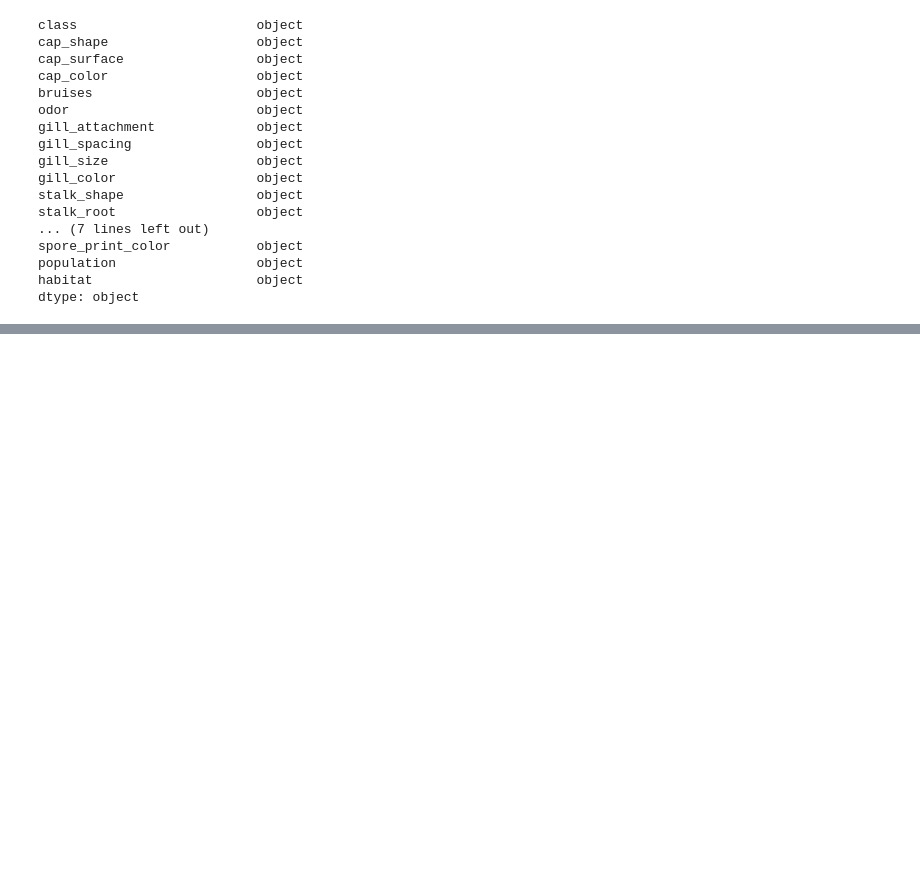
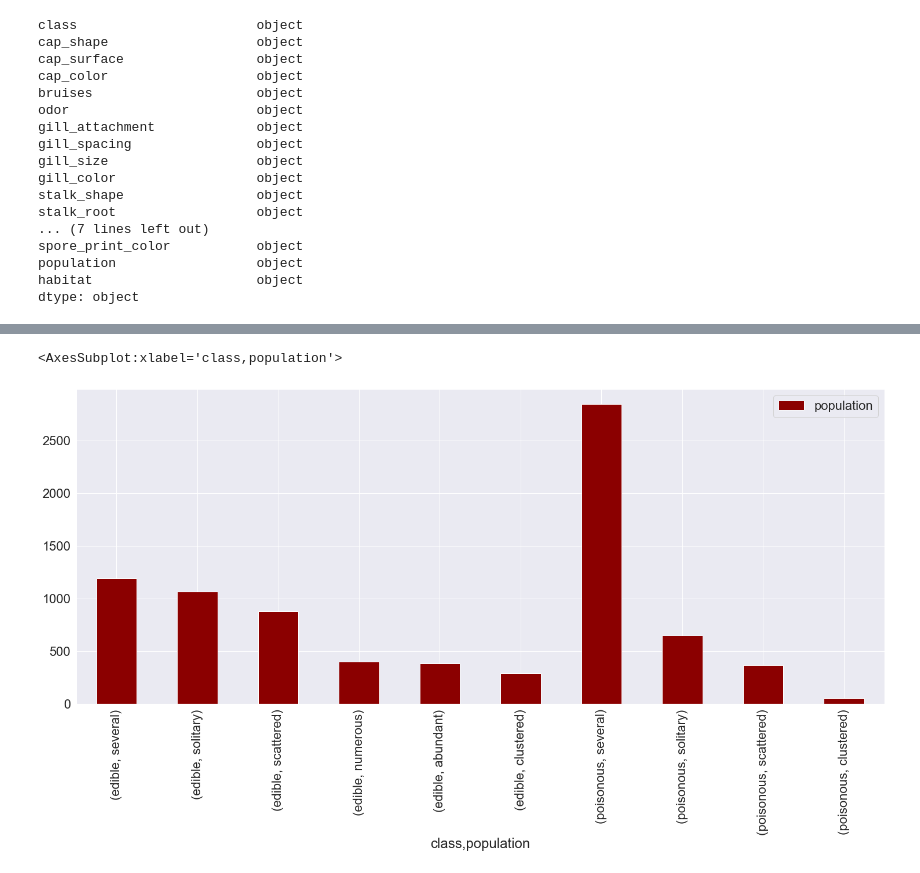
Before and after one commit to Vaishali715/Final_Project, a Jupyter notebook: Data_Visualization.ipynb, the cells around one changed output, grey strips where cells are left out. Cells and saved outputs as stored; diff of their text form; code cells hidden in the pictures; blank space fills up the shorter version.

```diff
--- a/Data_Visualization.ipynb
+++ b/Data_Visualization.ipynb
@@ -160,3 +163,5 @@ spore_print_color           object
 population                  object
 habitat                     object
 dtype: object
+# %%
+class_and_population = clean_mushroom.groupby('class').population.value_counts()
@@ -162,0 +221,2 @@ dtype: object
+# %%
+class_and_population_df = pd.DataFrame(class_and_population)
@@ -162,0 +238,6 @@ dtype: object
+# %%
+### We find the relationship between each category of the population variable and each category of the class variable
+class_and_population_df.plot(kind = 'bar',figsize = (25,10), color= 'darkred')
+# %% [output]
+<AxesSubplot:xlabel='class,population'>
+[figure, added]
```
Also changed, not shown: parts of 41 cells of this notebook, 12 other files.
